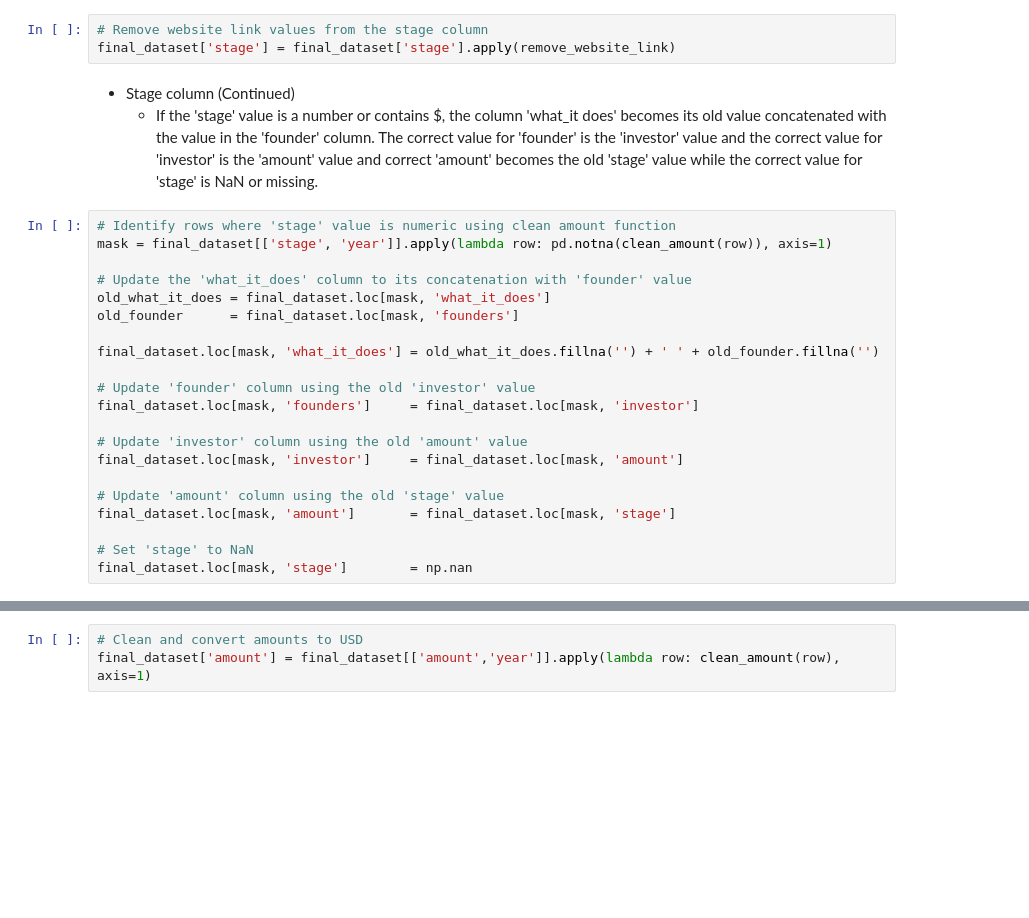
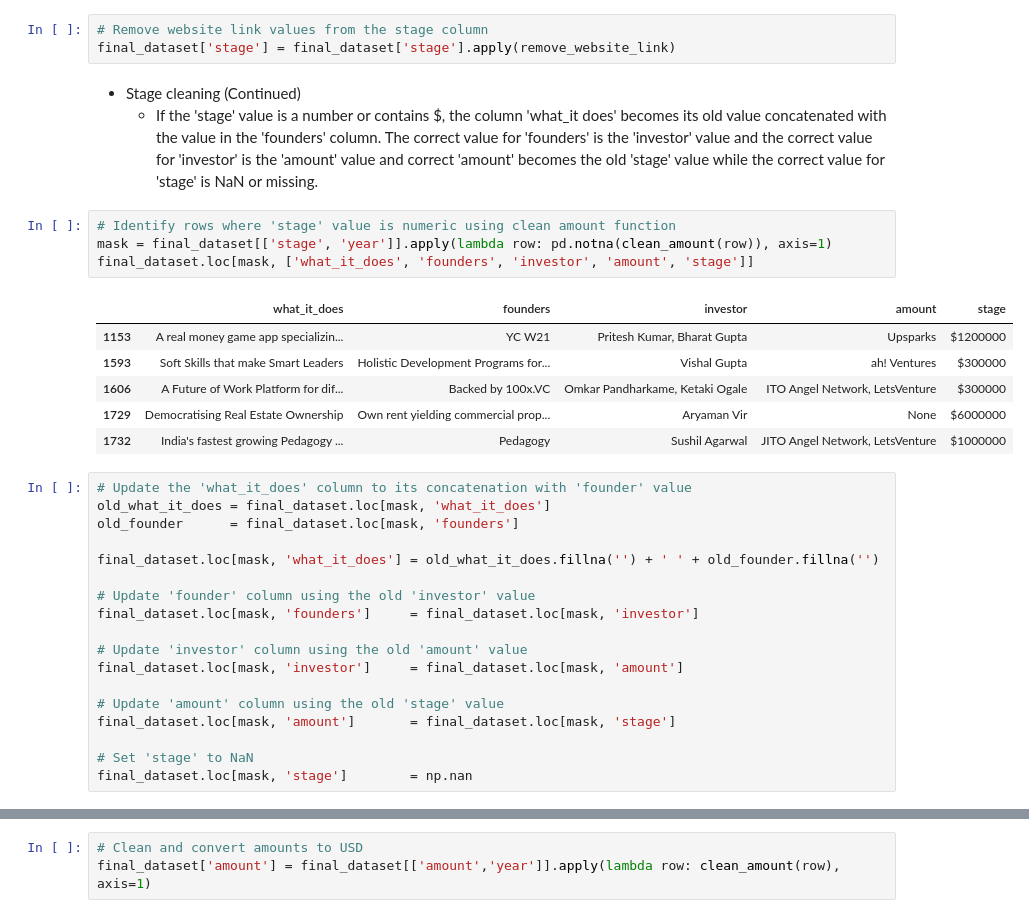
Before and after one commit to D0nG4667/indian_start_up_funding_analysis, a Jupyter notebook: indian_start_up_funding_analysis.ipynb, the cells around one changed output, grey strips where cells are left out. Saved outputs shown, nothing was run; the diff lists cells and outputs as text; blank space fills up the shorter version.

Commit message:
Added Data Preparation Section: final_data sparkling clean and satisfactory

```diff
--- a/indian_start_up_funding_analysis.ipynb
+++ b/indian_start_up_funding_analysis.ipynb
@@ -1345,12 +1334,20 @@ def remove_website_link(value):
 # Remove website link values from the stage column
 final_dataset['stage'] = final_dataset['stage'].apply(remove_website_link)
 # %% [markdown]
-- Stage column (Continued)
-    - If the 'stage' value is a number or contains $, the column 'what_it does' becomes its old value concatenated with the value in the 'founder' column. The correct value for 'founder' is the 'investor' value and the correct value for 'investor' is the 'amount' value and correct 'amount' becomes the old 'stage' value while the correct value for 'stage' is NaN or missing.
+- Stage cleaning (Continued)
+    - If the 'stage' value is a number or contains $, the column 'what_it does' becomes its old value concatenated with the value in the 'founders' column. The correct value for 'founders' is the 'investor' value and the correct value for 'investor' is the 'amount' value and correct 'amount' becomes the old 'stage' value while the correct value for 'stage' is NaN or missing.
+# %%
+# Identify rows where 'stage' value is numeric using clean amount function
+mask = final_dataset[['stage', 'year']].apply(lambda row: pd.notna(clean_amount(row)), axis=1)
+final_dataset.loc[mask, ['what_it_does', 'founders', 'investor', 'amount', 'stage']]
+# %% [output]
+|  | what_it_does | founders | investor | amount | stage |
+| 1153 | A real money game app specializin... | YC W21 | Pritesh Kumar, Bharat Gupta | Upsparks | $1200000 |
+| 1593 | Soft Skills that make Smart Leaders | Holistic Development Programs for... | Vishal Gupta | ah! Ventures | $300000 |
+| 1606 | A Future of Work Platform for dif... | Backed by 100x.VC | Omkar Pandharkame, Ketaki Ogale | ITO Angel Network, LetsVenture | $300000 |
+| 1729 | Democratising Real Estate Ownership | Own rent yielding commercial prop... | Aryaman Vir | None | $6000000 |
+| 1732 | India's fastest growing Pedagogy ... | Pedagogy | Sushil Agarwal | JITO Angel Network, LetsVenture | $1000000 |
 # %%
-# Identify rows where 'stage' value is numeric using clean amount function
-mask = final_dataset[['stage', 'year']].apply(lambda row: pd.notna(clean_amount(row)), axis=1)
-
 # Update the 'what_it_does' column to its concatenation with 'founder' value
 old_what_it_does = final_dataset.loc[mask, 'what_it_does']
 old_founder      = final_dataset.loc[mask, 'founders']
```
Also changed, not shown: parts of 82 cells of this notebook, 1 other file.
